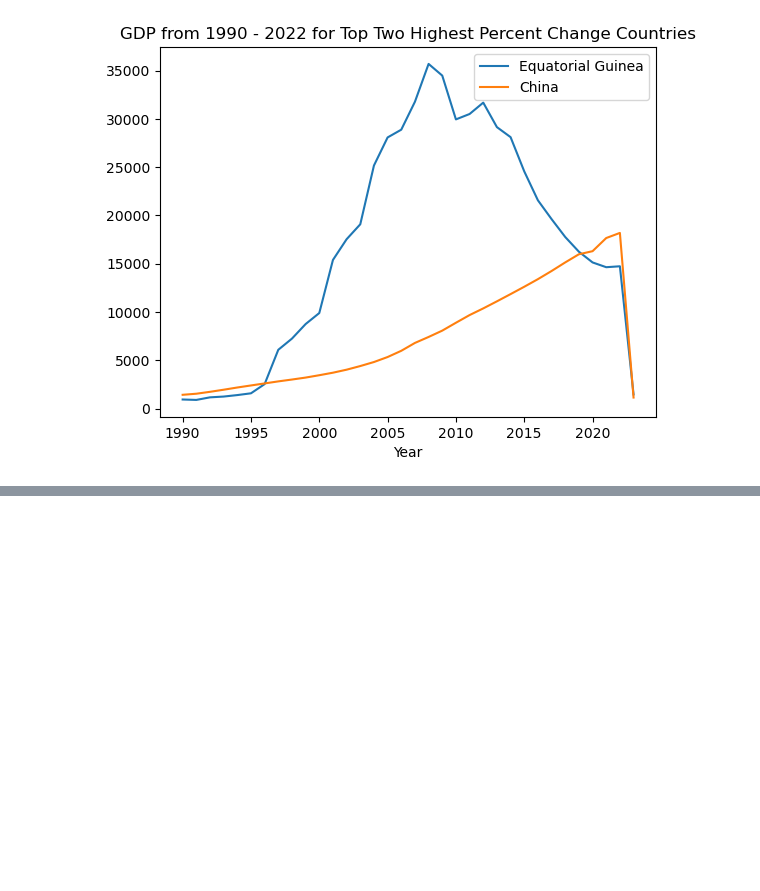
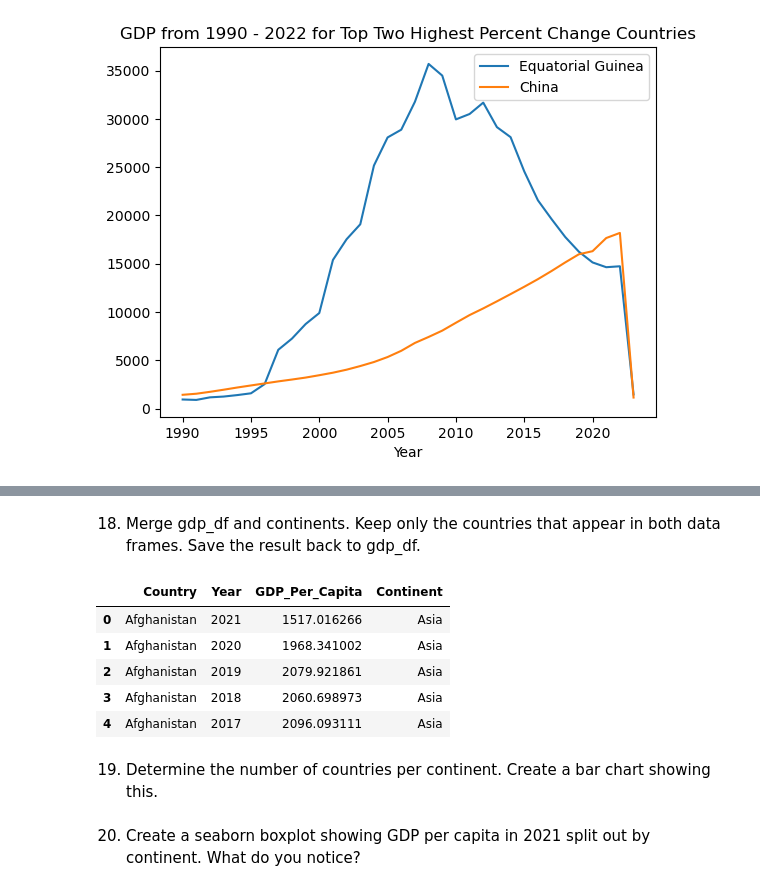
Before and after one commit to nss-data-science-cohort-8/un-exploration-vickitaylor, a Jupyter notebook: notebooks/un_data_exploration.ipynb, the cells around one changed output, grey strips where cells are left out. Drawn from its saved outputs; the diff is of its cells as text; code cells hidden in the pictures; blank space fills up the shorter version.

Commit message:
questions 17-18 merged datasets

```diff
--- a/notebooks/un_data_exploration.ipynb
+++ b/notebooks/un_data_exploration.ipynb
@@ -428,0 +432,3 @@ plt.show()
+# %%
+continents = pd.read_csv('../data/continents.csv')
+continents.head()
@@ -428,0 +442,16 @@ plt.show()
+# %% [markdown]
+18. Merge gdp_df and continents. Keep only the countries that appear in both data frames. Save the result back to gdp_df.
+# %%
+gdp_df = pd.merge(gdp_df, continents, how = 'inner')
+gdp_df.head()
+# %% [output]
+|  | Country | Year | GDP_Per_Capita | Continent |
+| 0 | Afghanistan | 2021 | 1517.016266 | Asia |
+| 1 | Afghanistan | 2020 | 1968.341002 | Asia |
+| 2 | Afghanistan | 2019 | 2079.921861 | Asia |
+| 3 | Afghanistan | 2018 | 2060.698973 | Asia |
+| 4 | Afghanistan | 2017 | 2096.093111 | Asia |
+# %% [markdown]
+19. Determine the number of countries per continent. Create a bar chart showing this.
+# %% [markdown]
+20. Create a seaborn boxplot showing GDP per capita in 2021 split out by continent. What do you notice?
```
Also changed, not shown: parts of 17 cells of this notebook.
